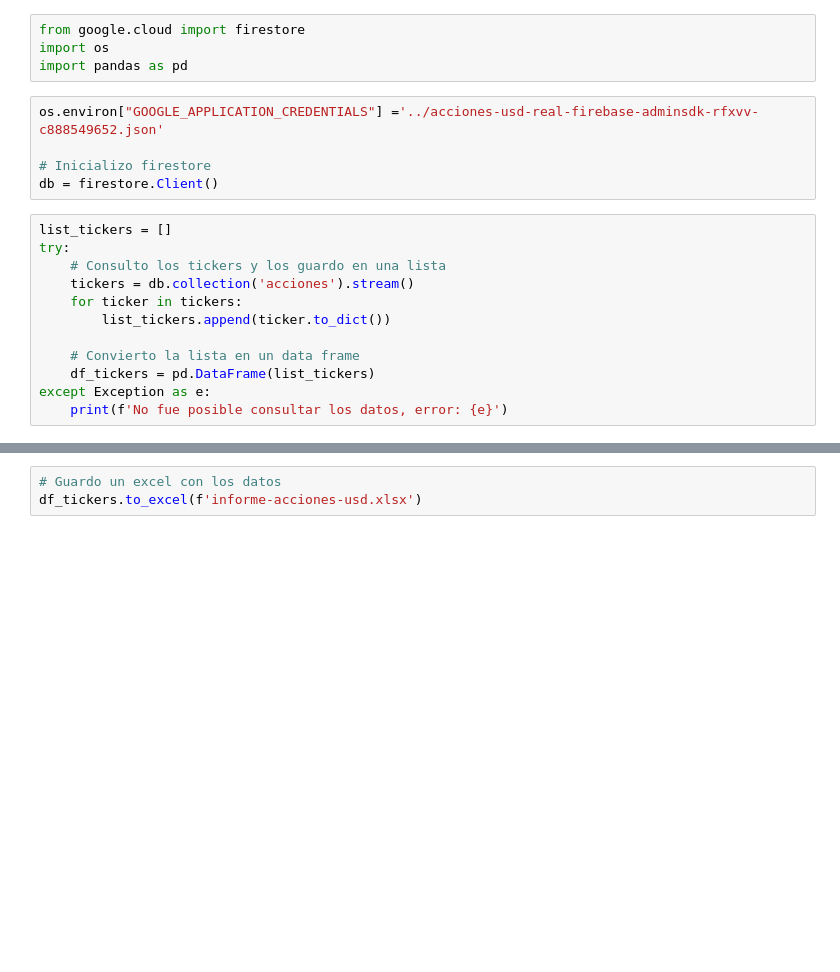
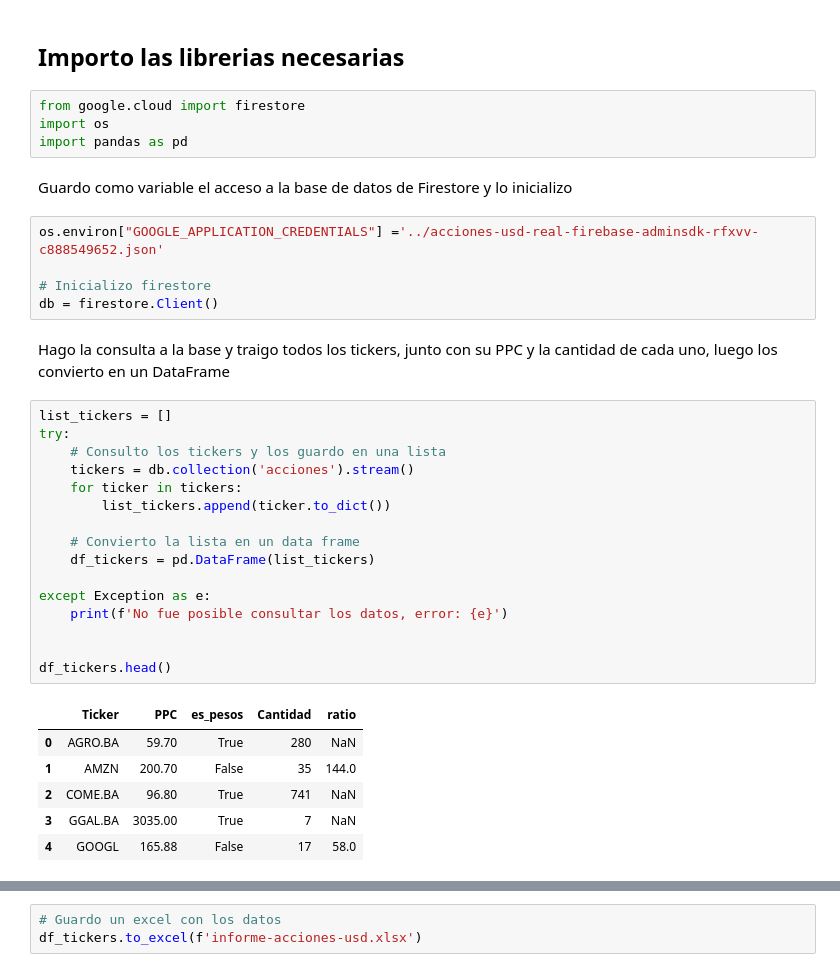
Before and after one commit to Franco2411/Acciones-usd-ganancias, a Jupyter notebook: Ganancia real acciones.ipynb, the cells around one changed output, grey strips where cells are left out. Cells and saved outputs as stored; diff of their text form; blank space fills up the shorter version.

```diff
--- a/Ganancia real acciones.ipynb
+++ b/Ganancia real acciones.ipynb
@@ -1,21 +3,38 @@
+# %% [markdown]
+## Importo las librerias necesarias
 # %%
 from google.cloud import firestore
 import os
 import pandas as pd
+# %% [markdown]
+Guardo como variable el acceso a la base de datos de Firestore y lo inicializo
 # %%
 os.environ["GOOGLE_APPLICATION_CREDENTIALS"] ='../acciones-usd-real-firebase-adminsdk-rfxvv-c888549652.json'
 
 # Inicializo firestore
 db = firestore.Client()
+# %% [markdown]
+Hago la consulta a la base y traigo todos los tickers, junto con su PPC y la cantidad de cada uno, luego los convierto en un DataFrame
 # %%
 list_tickers = []
 try:
     # Consulto los tickers y los guardo en una lista
     tickers = db.collection('acciones').stream()
     for ticker in tickers:
         list_tickers.append(ticker.to_dict())
 
     # Convierto la lista en un data frame
     df_tickers = pd.DataFrame(list_tickers)
+
 except Exception as e:
     print(f'No fue posible consultar los datos, error: {e}')
+
+
+df_tickers.head()
+# %% [output]
+|  | Ticker | PPC | es_pesos | Cantidad | ratio |
+| 0 | AGRO.BA | 59.70 | True | 280 | NaN |
+| 1 | AMZN | 200.70 | False | 35 | 144.0 |
+| 2 | COME.BA | 96.80 | True | 741 | NaN |
+| 3 | GGAL.BA | 3035.00 | True | 7 | NaN |
+| 4 | GOOGL | 165.88 | False | 17 | 58.0 |
```
Also changed, not shown: parts of 11 cells of this notebook.
